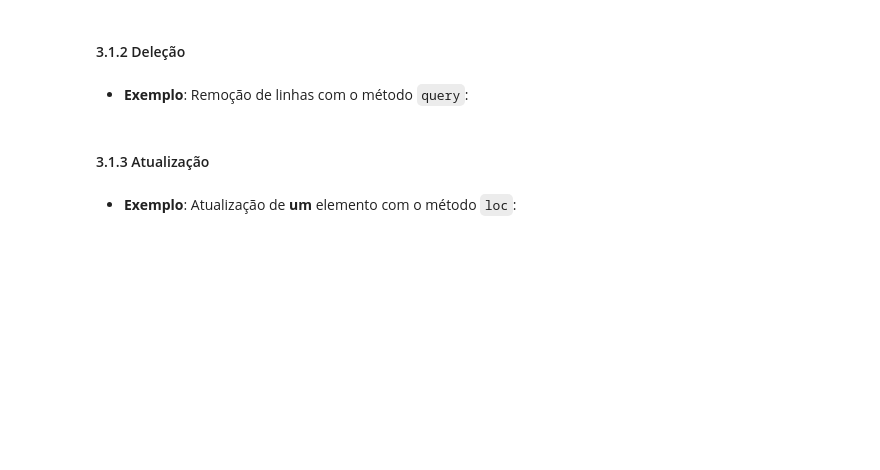
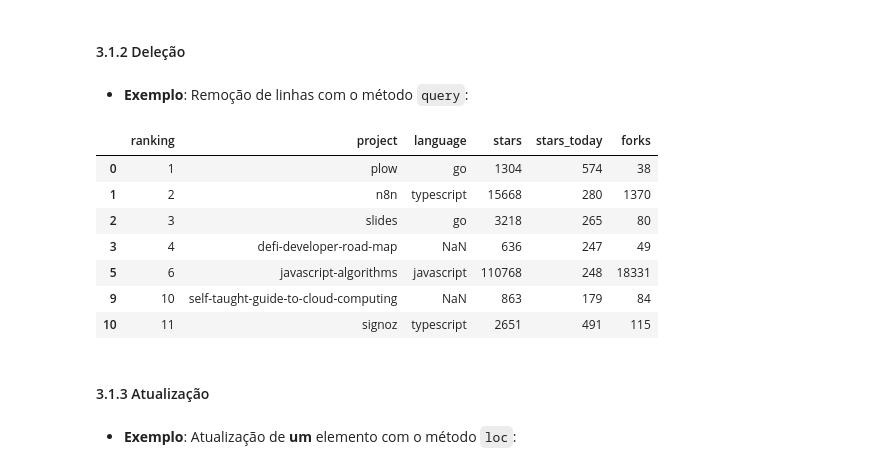
Before and after one commit to armando-nahmias/EBAC, a Jupyter notebook: AD/PAD_M12_Aula.ipynb, the cells around one changed output. Saved outputs shown, nothing was run; the diff lists cells and outputs as text; code cells hidden in the pictures; blank space fills up the shorter version.

```diff
--- a/AD/PAD_M12_Aula.ipynb
+++ b/AD/PAD_M12_Aula.ipynb
@@ -296,7 +654,16 @@ github_df
 # %% [markdown]
 *   **Exemplo**: Remoção de linhas com o método `query`:
 # %%
-github_df.query('language != "Python"')
+github_df.query('language != "python"')
+# %% [output]
+|  | ranking | project | language | stars | stars_today | forks |
+| 0 | 1 | plow | go | 1304 | 574 | 38 |
+| 1 | 2 | n8n | typescript | 15668 | 280 | 1370 |
+| 2 | 3 | slides | go | 3218 | 265 | 80 |
+| 3 | 4 | defi-developer-road-map | NaN | 636 | 247 | 49 |
+| 5 | 6 | javascript-algorithms | javascript | 110768 | 248 | 18331 |
+| 9 | 10 | self-taught-guide-to-cloud-computing | NaN | 863 | 179 | 84 |
+| 10 | 11 | signoz | typescript | 2651 | 491 | 115 |
 # %% [markdown]
 #### 3.1.3 Atualização
 # %% [markdown]
```
Also changed, not shown: parts of 73 cells of this notebook, 4 other files.
